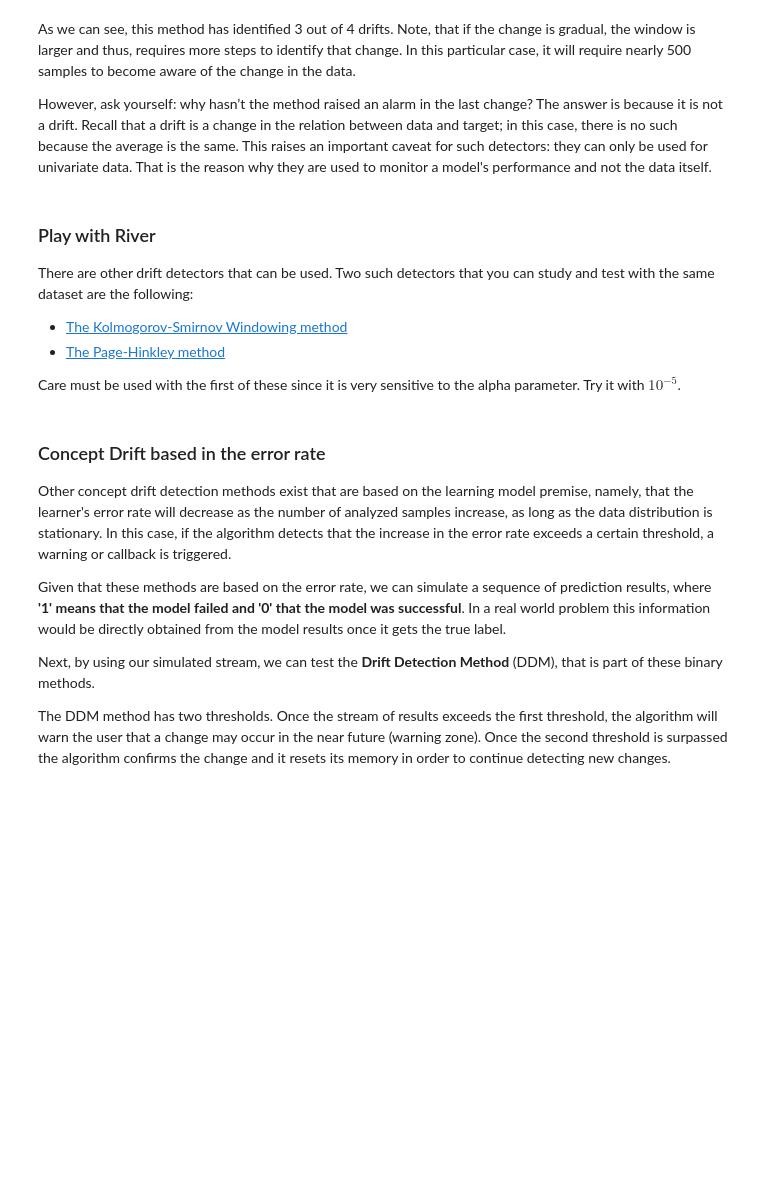
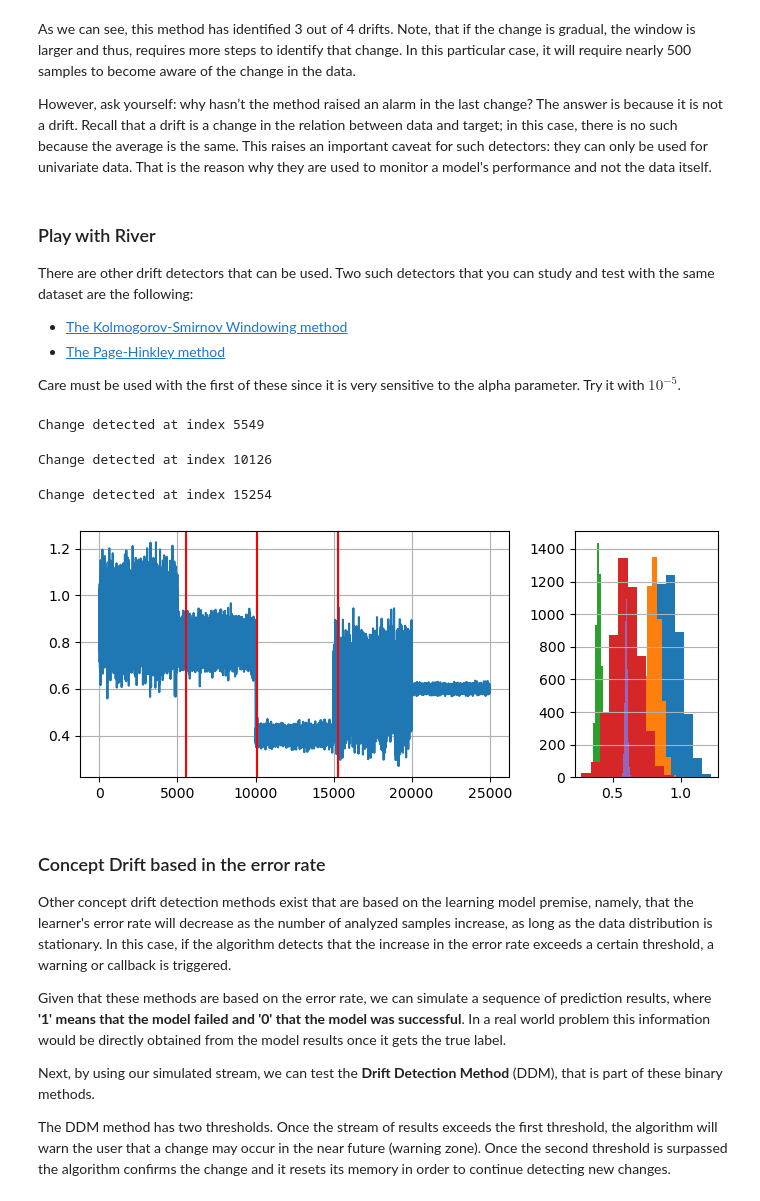
Before and after one commit to ennanco/MIA_ML2, a Jupyter notebook: Unit 03 - Common Operations in Stream Learning - II.ipynb, the cells around one changed output. Drawn from its saved outputs; the diff is of its cells as text; code cells hidden in the pictures; blank space fills up the shorter version.

```diff
--- a/Unit 03 - Common Operations in Stream Learning - II.ipynb
+++ b/Unit 03 - Common Operations in Stream Learning - II.ipynb
@@ -258,12 +258,33 @@ However, ask yourself:  why hasn’t the method raised an alarm in the last chan
 ### Play with River
 
 There are other drift detectors that can be used.  Two such detectors that you can study and test with the same dataset are the following:
-* [The Kolmogorov-Smirnov Windowing method](https://riverml.xyz/0.14.0/api/drift/KSWIN/)
-* [The Page-Hinkley method](https://riverml.xyz/0.14.0/api/drift/PageHinkley/)
+* [The Kolmogorov-Smirnov Windowing method](https://riverml.xyz/latest/api/drift/KSWIN/)
+* [The Page-Hinkley method](https://riverml.xyz/latest/api/drift/PageHinkley/)
 
 Care must be used with the first of these since it is very sensitive to the alpha parameter. Try it with $10^{-5}$.
 # %%
 #Play with River
+
+#The Kolmogorov-Smirnov Windowing method
+
+from river import drift
+#drift_detector = drift.KSWIN(alpha=0.0001, seed=42)
+drift_detector = drift.PageHinkley()
+drifts = []
+
+for i, val in enumerate(stream):
+    drift_detector.update(val)   # Data is processed one sample at a time
+    if drift_detector.drift_detected:
+        # The drift detector indicates after each sample if there is a drift in the data
+        print(f'Change detected at index {i}')
+        drifts.append(i)
+
+plot_data(stream, [dist_a, dist_b, dist_c, dist_d, dist_e], drifts)
+# %% [output]
+Change detected at index 5549
+Change detected at index 10126
+Change detected at index 15254
+[figure, added]
 # %% [markdown]
 ### Concept Drift based in the error rate
 
```
Also changed, not shown: parts of 3 cells of this notebook.
